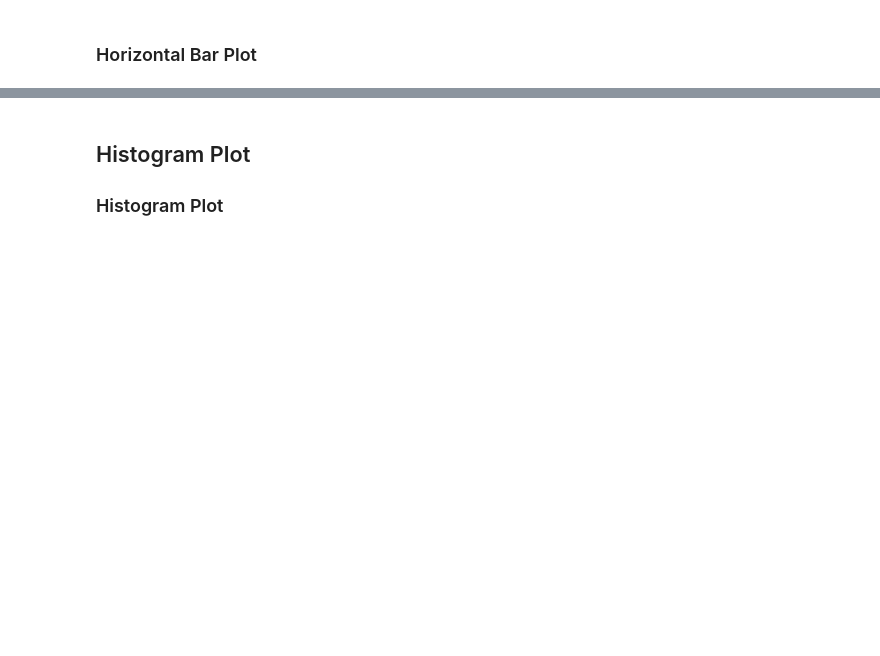
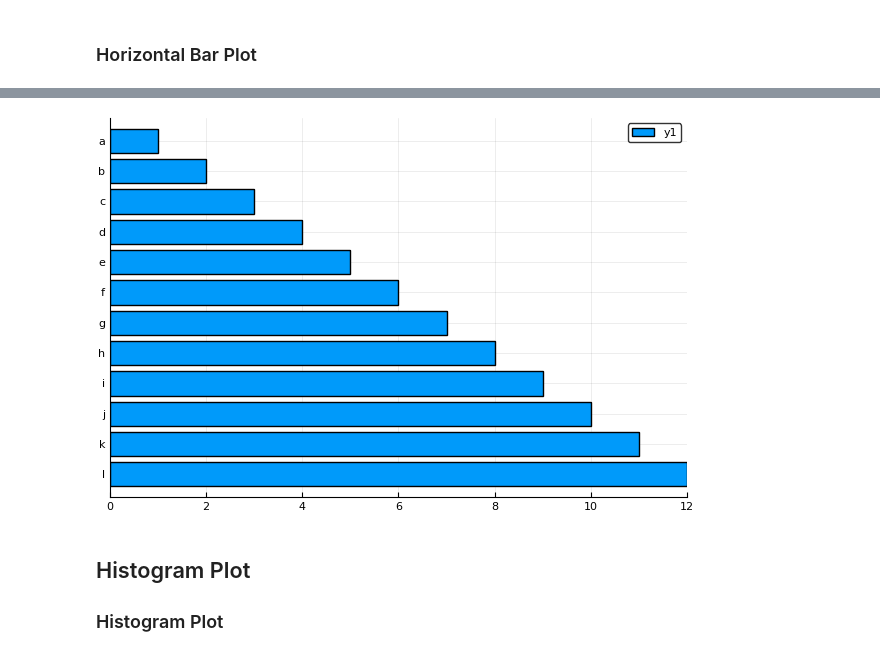
Before and after one commit to goropikari/PlotsGallery.jl, a Jupyter notebook: PlotsGallery.ipynb, the cells around one changed output, grey strips where cells are left out. Drawn from its saved outputs; the diff is of its cells as text; code cells hidden in the pictures; blank space fills up the shorter version.

```diff
--- a/PlotsGallery.ipynb
+++ b/PlotsGallery.ipynb
@@ -231,5 +237,6 @@ savefig("barstacked.png")
 # %% [markdown]
 ### Horizontal Bar Plot
 # %%
-bar(1:12, orientation=:h, yticks=(1:12, 'a':'l'), yflip=true)
+ticklabel = string.(collect('a':'l'))
+bar(1:12, orientation=:h, yticks=(1:12, ticklabel), yflip=true)
 # %% [output]
@@ -237 +243,2 @@ bar(1:12, orientation=:h, yticks=(1:12, 'a':'l'), yflip=true)
+[figure, added]
 # %%
```
Also changed, not shown: parts of 102 cells of this notebook, 7 other files.
